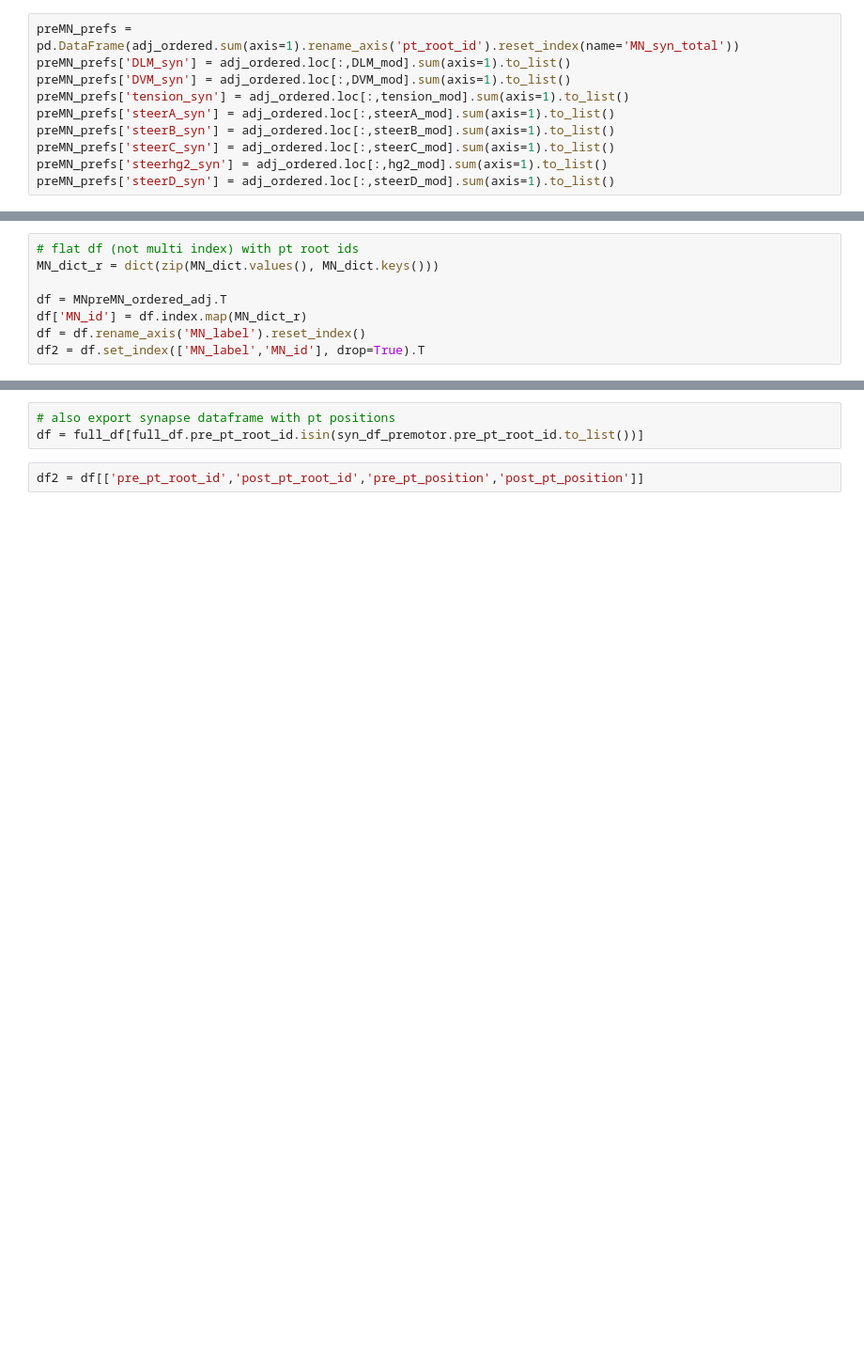
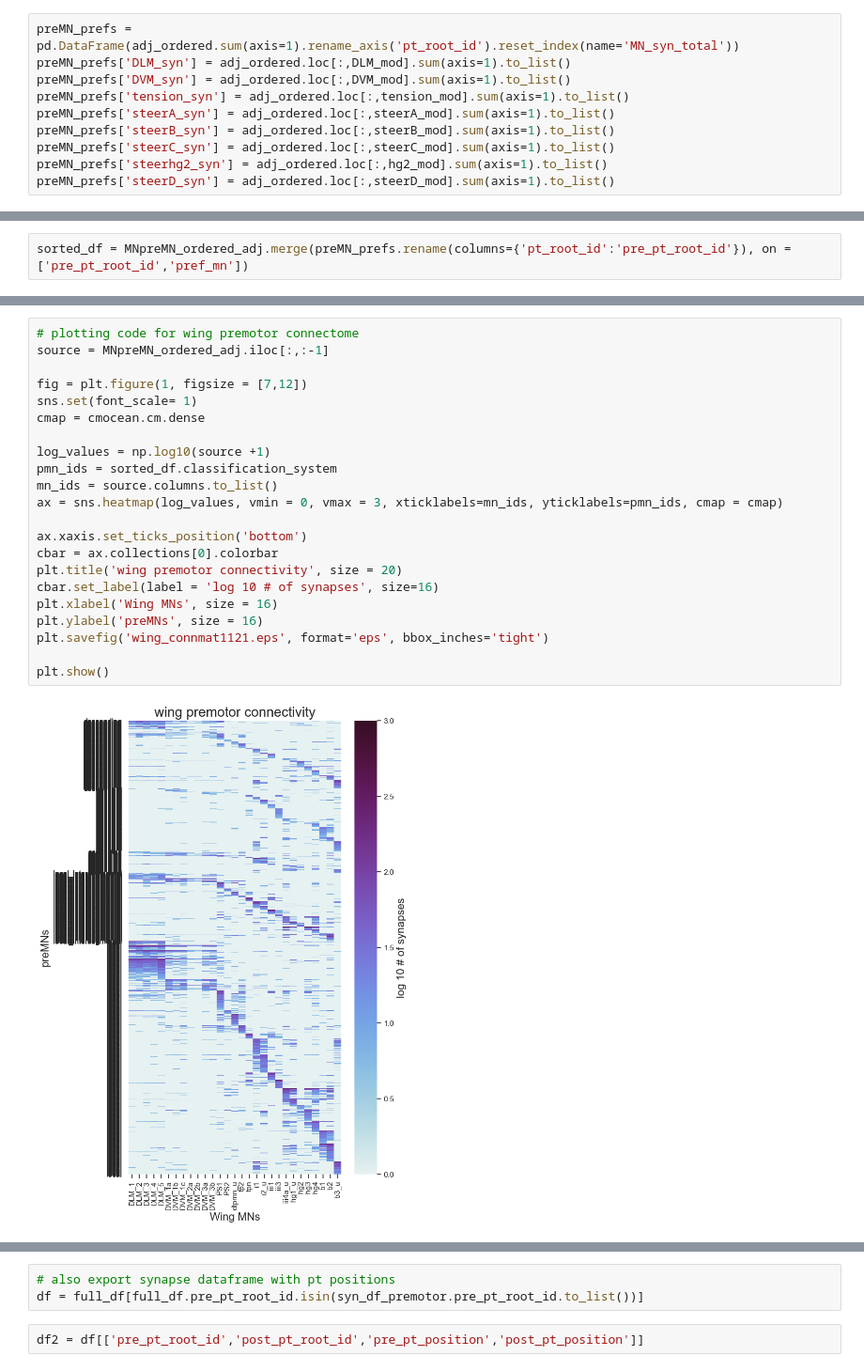
Before and after one commit to tuthill-lab/Lesser_Azevedo_2023, a Jupyter notebook: CAVE token required/Create_ConnectivityMatrix_wing_preMNtoMN.ipynb, the cells around one changed output, grey strips where cells are left out. Shown at 94% size. Drawn from its saved outputs; the diff is of its cells as text; blank space fills up the shorter version.

```diff
--- a/CAVE token required/Create_ConnectivityMatrix_wing_preMNtoMN.ipynb
+++ b/CAVE token required/Create_ConnectivityMatrix_wing_preMNtoMN.ipynb
@@ -151,0 +319,2 @@ utils.save_df_csv(MNpreMN_ordered_adj.index.to_frame(),'wing_premns_to_make_publ
+# %%
+sorted_df = MNpreMN_ordered_adj.merge(preMN_prefs.rename(columns={'pt_root_id':'pre_pt_root_id'}), on = ['pre_pt_root_id','pref_mn'])
@@ -161,8 +343,24 @@ plt.show()
-# %%
-# flat df (not multi index) with pt root ids
-MN_dict_r = dict(zip(MN_dict.values(), MN_dict.keys()))
-
-df = MNpreMN_ordered_adj.T
-df['MN_id'] = df.index.map(MN_dict_r)
-df = df.rename_axis('MN_label').reset_index()
-df2 = df.set_index(['MN_label','MN_id'], drop=True).T
+# %%
+# plotting code for wing premotor connectome
+source = MNpreMN_ordered_adj.iloc[:,:-1]
+
+fig = plt.figure(1, figsize = [7,12])
+sns.set(font_scale= 1)
+cmap = cmocean.cm.dense
+
+log_values = np.log10(source +1)
+pmn_ids = sorted_df.classification_system
+mn_ids = source.columns.to_list()
+ax = sns.heatmap(log_values, vmin = 0, vmax = 3, xticklabels=mn_ids, yticklabels=pmn_ids, cmap = cmap)
+
+ax.xaxis.set_ticks_position('bottom')
+cbar = ax.collections[0].colorbar
+plt.title('wing premotor connectivity', size = 20)
+cbar.set_label(label = 'log 10 # of synapses', size=16)
+plt.xlabel('Wing MNs', size = 16)
+plt.ylabel('preMNs', size = 16)
+plt.savefig('wing_connmat1121.eps', format='eps', bbox_inches='tight')
+
+plt.show()
+# %% [output]
+[figure, added]
```
Also changed, not shown: parts of 37 cells of this notebook, 2 other files.
